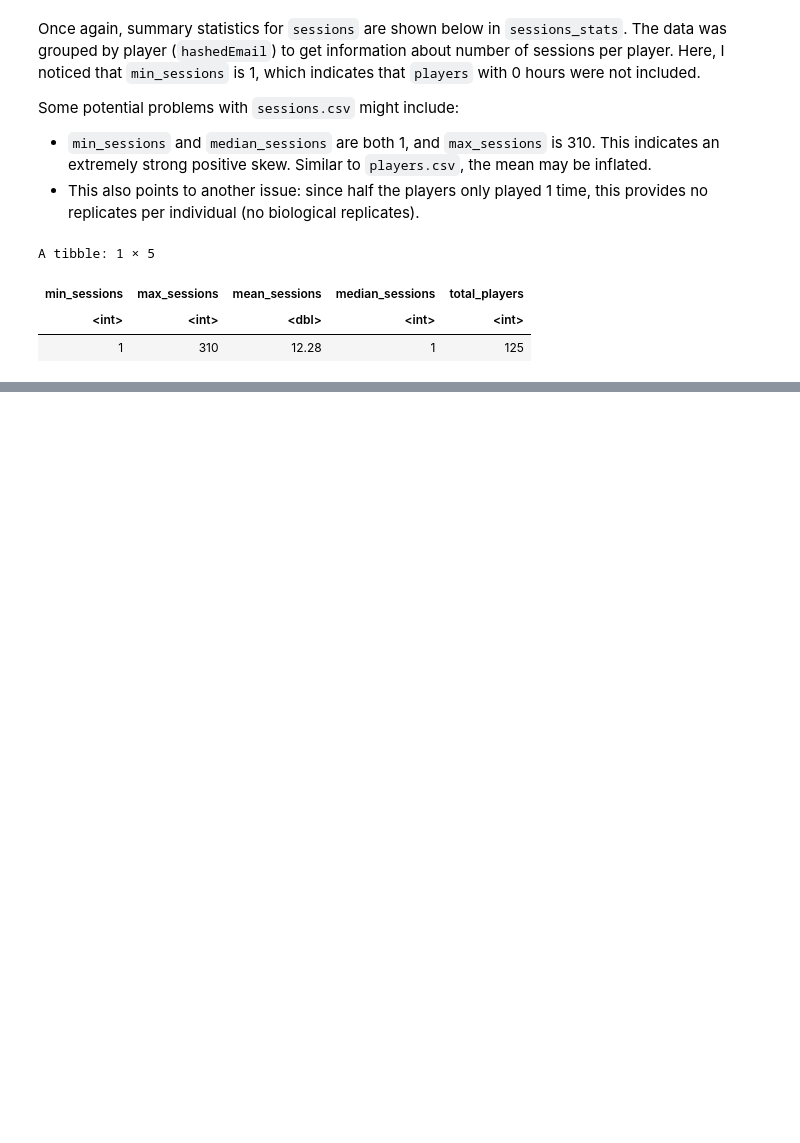
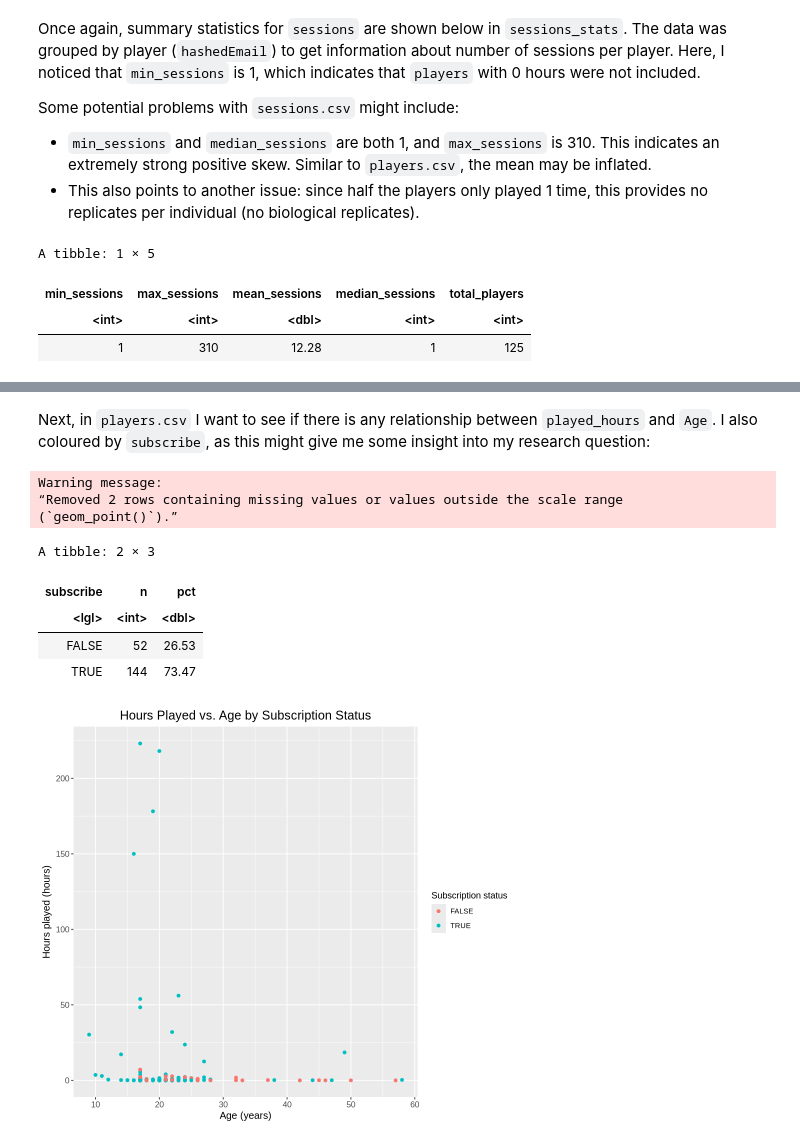
Before and after one commit to axiao28204/dsci100_project, a Jupyter notebook: individual_project_planning.ipynb, the cells around one changed output, grey strips where cells are left out. Drawn from its saved outputs; the diff is of its cells as text; code cells hidden in the pictures; blank space fills up the shorter version.

````diff
--- a/individual_project_planning.ipynb
+++ b/individual_project_planning.ipynb
@@ -161,0 +268,34 @@ The predictor variable will be proprtion of hours or sessions in morning/afterno
+# %% [markdown]
+Next, in ```players.csv``` I want to see if there is any relationship between ```played_hours``` and ```Age```. I also coloured by ```subscribe```, as this might give me some insight into my research question:
+# %%
+options(repr.plot.height = 7, repr.plot.width = 8)
+age_hours_plot <- players |>
+    ggplot(aes(x = Age, y = played_hours, color = subscribe)) +
+    geom_point() +
+    labs(title = 'Hours Played vs. Age by Subscription Status',
+         x = 'Age (years)',
+         y = 'Hours played (hours)',
+        color = 'Subscription status') +
+    theme(plot.title = element_text(size = 15, hjust = 0.5),
+         axis.title = element_text(size = 12),
+         axis.text = element_text(size = 10))
+
+age_hours_plot
+
+## summarise pct players where subscribe = TRUE/FALSE:
+pct_true <- players |>
+  count(subscribe) |>
+  mutate(pct = round(n/sum(n)*100,2))
+pct_true
+
+##
+# %% [output]
+Warning message:
+“Removed 2 rows containing missing values or values outside the scale range
+(`geom_point()`).”
+A tibble: 2 × 3
+| subscribe | n | pct |
+| <lgl> | <int> | <dbl> |
+| FALSE | 52 | 26.53 |
+| TRUE | 144 | 73.47 |
+[figure, added]
````
Also changed, not shown: parts of 16 cells of this notebook.
